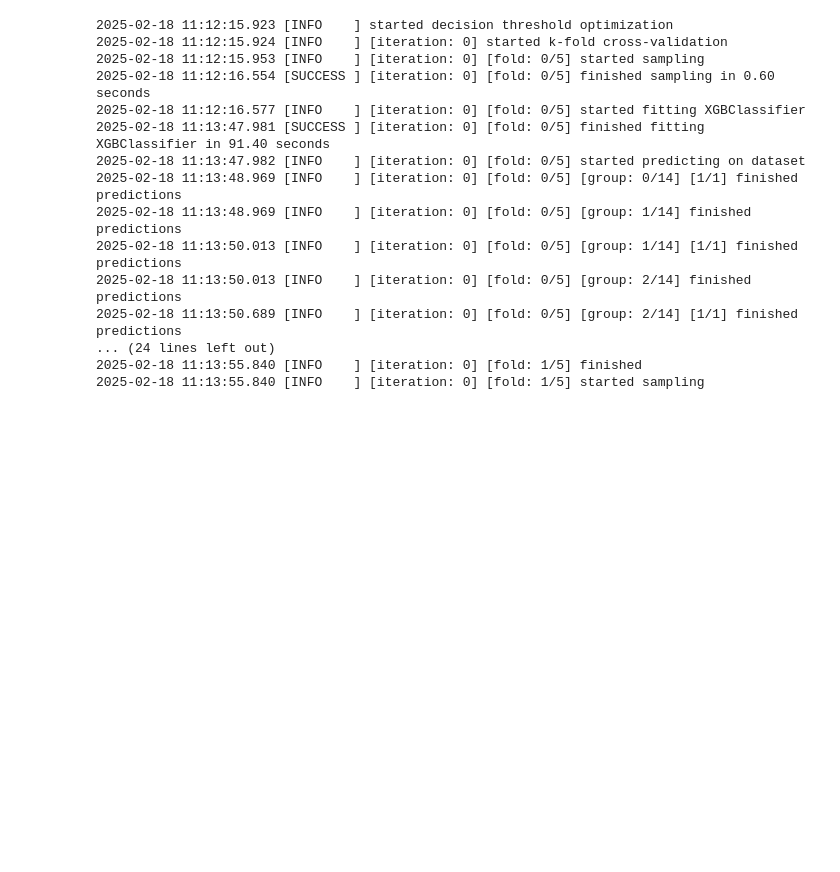
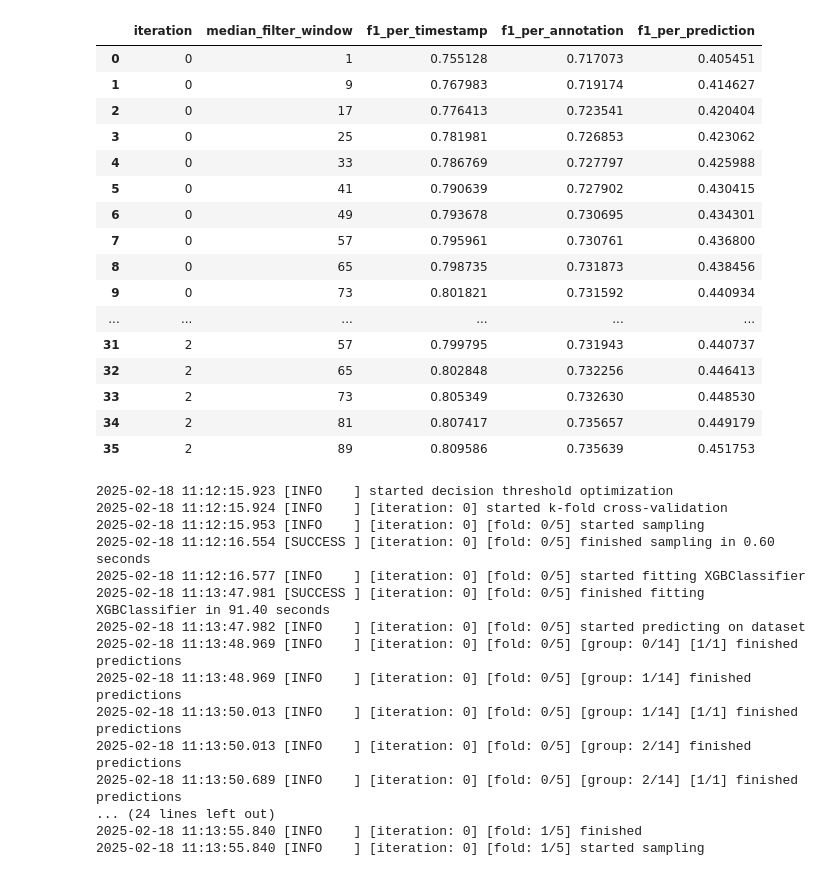
Before and after one commit to pnuehrenberg/vassi, a Jupyter notebook: examples/CALMS21/classification.ipynb, the cells around one changed output. Cells and saved outputs as stored; diff of their text form; code cells hidden in the pictures; blank space fills up the shorter version.

```diff
--- a/examples/CALMS21/classification.ipynb
+++ b/examples/CALMS21/classification.ipynb
@@ -106,3 +117,23 @@ def optimal_smooth(*, array):
+# %%
+pd.read_csv(f"optimization_results/smoothing/results_smoothing-attack.csv")
+# %% [output]
+|  | iteration | median_filter_window | f1_per_timestamp | f1_per_annotation | f1_per_prediction |
+| 0 | 0 | 1 | 0.755128 | 0.717073 | 0.405451 |
+| 1 | 0 | 9 | 0.767983 | 0.719174 | 0.414627 |
+| 2 | 0 | 17 | 0.776413 | 0.723541 | 0.420404 |
+| 3 | 0 | 25 | 0.781981 | 0.726853 | 0.423062 |
+| 4 | 0 | 33 | 0.786769 | 0.727797 | 0.425988 |
+| 5 | 0 | 41 | 0.790639 | 0.727902 | 0.430415 |
+| 6 | 0 | 49 | 0.793678 | 0.730695 | 0.434301 |
+| 7 | 0 | 57 | 0.795961 | 0.730761 | 0.436800 |
+| 8 | 0 | 65 | 0.798735 | 0.731873 | 0.438456 |
+| 9 | 0 | 73 | 0.801821 | 0.731592 | 0.440934 |
+| ... | ... | ... | ... | ... | ... |
+| 31 | 2 | 57 | 0.799795 | 0.731943 | 0.440737 |
+| 32 | 2 | 65 | 0.802848 | 0.732256 | 0.446413 |
+| 33 | 2 | 73 | 0.805349 | 0.732630 | 0.448530 |
+| 34 | 2 | 81 | 0.807417 | 0.735657 | 0.449179 |
+| 35 | 2 | 89 | 0.809586 | 0.735639 | 0.451753 |
 # %%
 # this cell is equivalent to smoothing_experiment-mice.py
 # (see comment above)
```
Also changed, not shown: parts of 6 cells of this notebook, 8 other files.
